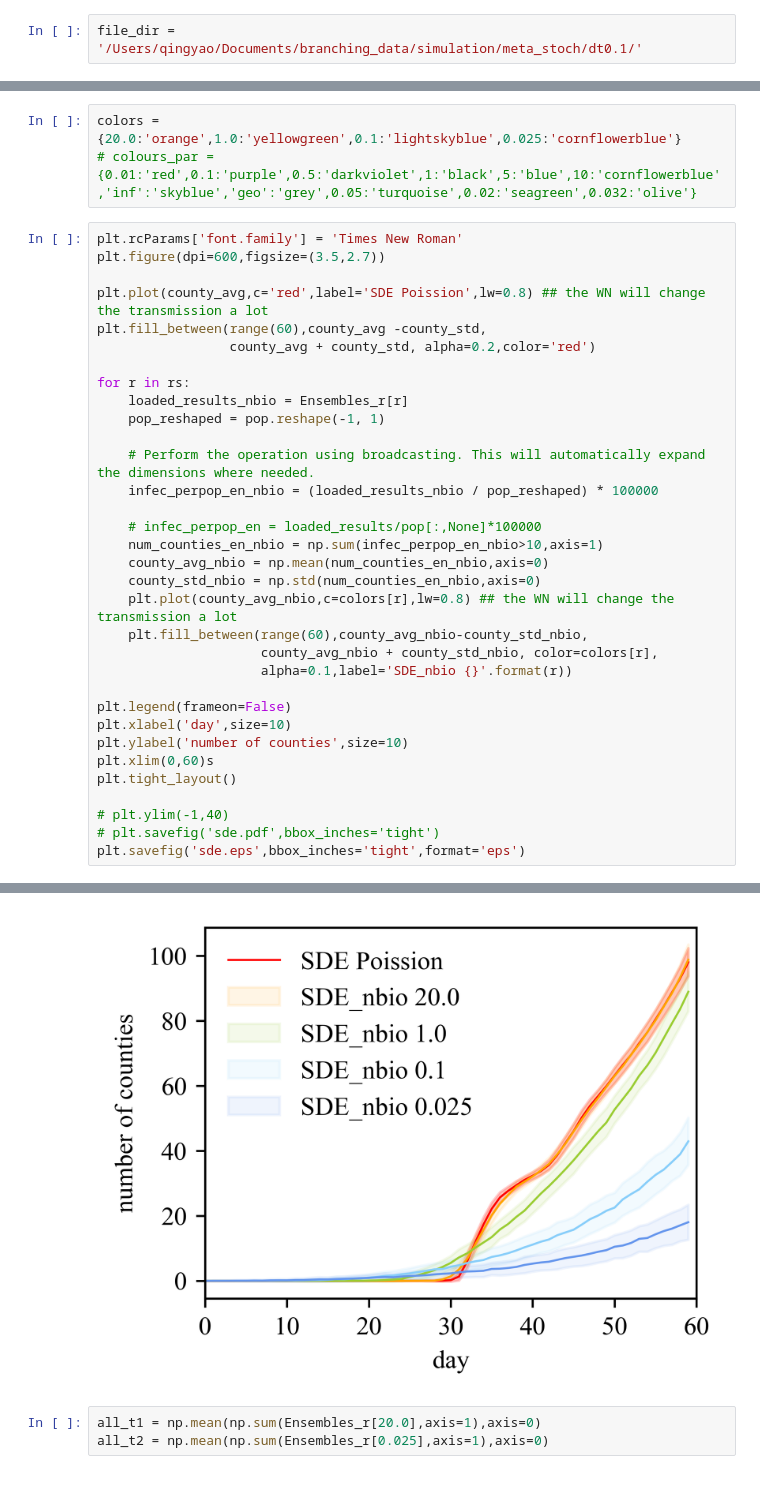
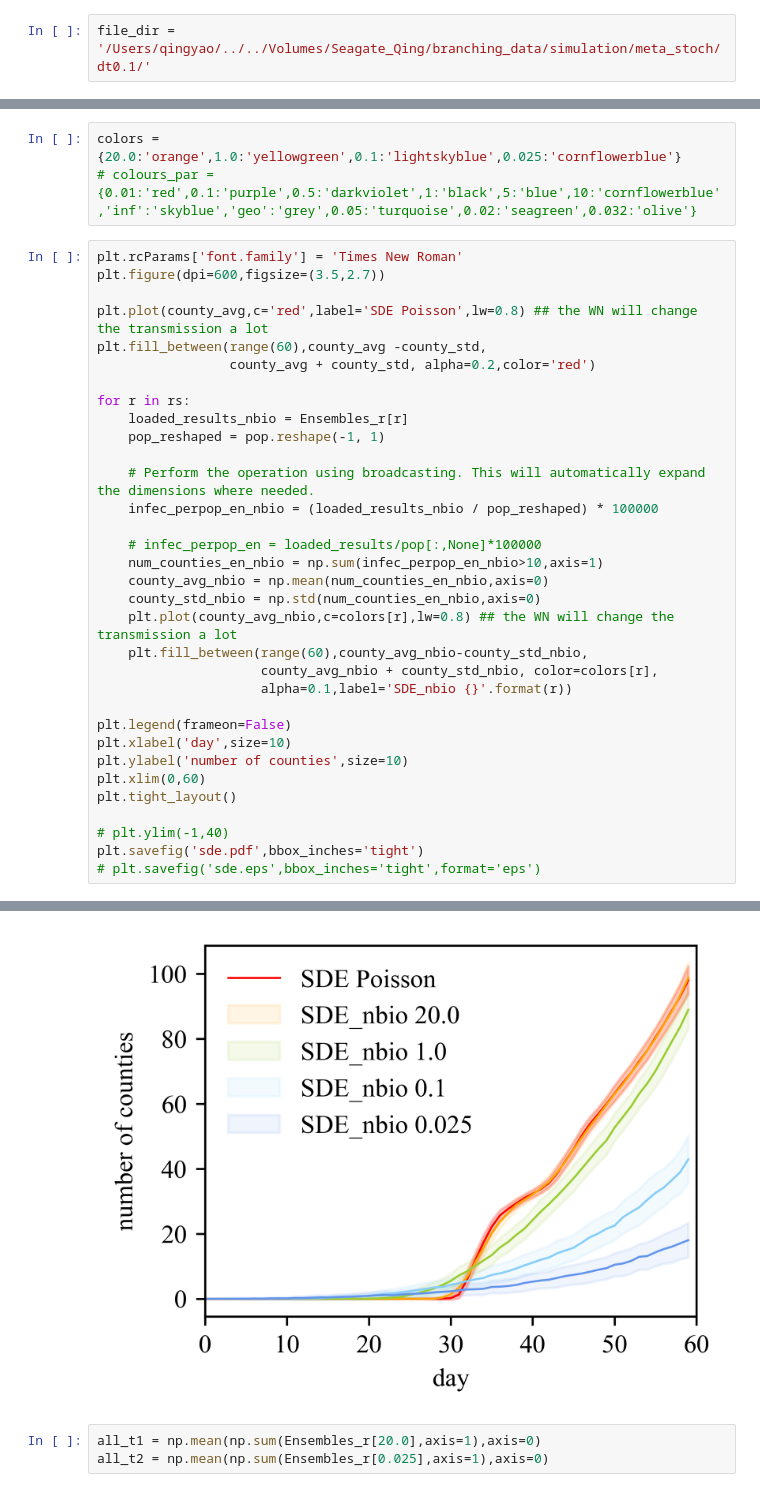
Before and after one commit to Qing1011/branchingmodel, a Jupyter notebook: notebook/2.3.1_Metapopulation_Model_Stochastic.ipynb, the cells around one changed output, grey strips where cells are left out. Cells and saved outputs as stored; diff of their text form.

```diff
--- a/notebook/2.3.1_Metapopulation_Model_Stochastic.ipynb
+++ b/notebook/2.3.1_Metapopulation_Model_Stochastic.ipynb
@@ -188,7 +188,7 @@ plt.legend()## the WN will change the transmission a lot
 with h5py.File('./M_stocha_poi.h5', 'r') as hf:
     loaded_results = hf['data'][:]
 # %%
-file_dir = '/Users/qingyao/Documents/branching_data/simulation/meta_stoch/dt0.1/'
+file_dir = '/Users/qingyao/../../Volumes/Seagate_Qing/branching_data/simulation/meta_stoch/dt0.1/'
 # %%
 pop = np.loadtxt('pop_new.csv')
 # %%
@@ -263,7 +263,7 @@ colors = {20.0:'orange',1.0:'yellowgreen',0.1:'lightskyblue',0.025:'cornflowerbl
 plt.rcParams['font.family'] = 'Times New Roman'
 plt.figure(dpi=600,figsize=(3.5,2.7))
 
-plt.plot(county_avg,c='red',label='SDE Poission',lw=0.8) ## the WN will change the transmission a lot
+plt.plot(county_avg,c='red',label='SDE Poisson',lw=0.8) ## the WN will change the transmission a lot
 plt.fill_between(range(60),county_avg -county_std,
                  county_avg + county_std, alpha=0.2,color='red')
 
@@ -286,10 +286,10 @@ for r in rs:
 plt.legend(frameon=False)
 plt.xlabel('day',size=10)
 plt.ylabel('number of counties',size=10)
-plt.xlim(0,60)s
+plt.xlim(0,60)
 plt.tight_layout()
 
 # plt.ylim(-1,40)
-# plt.savefig('sde.pdf',bbox_inches='tight')
-plt.savefig('sde.eps',bbox_inches='tight',format='eps')
+plt.savefig('sde.pdf',bbox_inches='tight')
+# plt.savefig('sde.eps',bbox_inches='tight',format='eps')
 # %% [output]
@@ -297,4 +296,4 @@ The PostScript backend does not support transparency; partially transparent arti
-[figure, old version]
+[figure, new version]
 # %%
 all_t1 = np.mean(np.sum(Ensembles_r[20.0],axis=1),axis=0)
 all_t2 = np.mean(np.sum(Ensembles_r[0.025],axis=1),axis=0)
```
Also changed, not shown: parts of 2 cells of this notebook, 9 other files.
